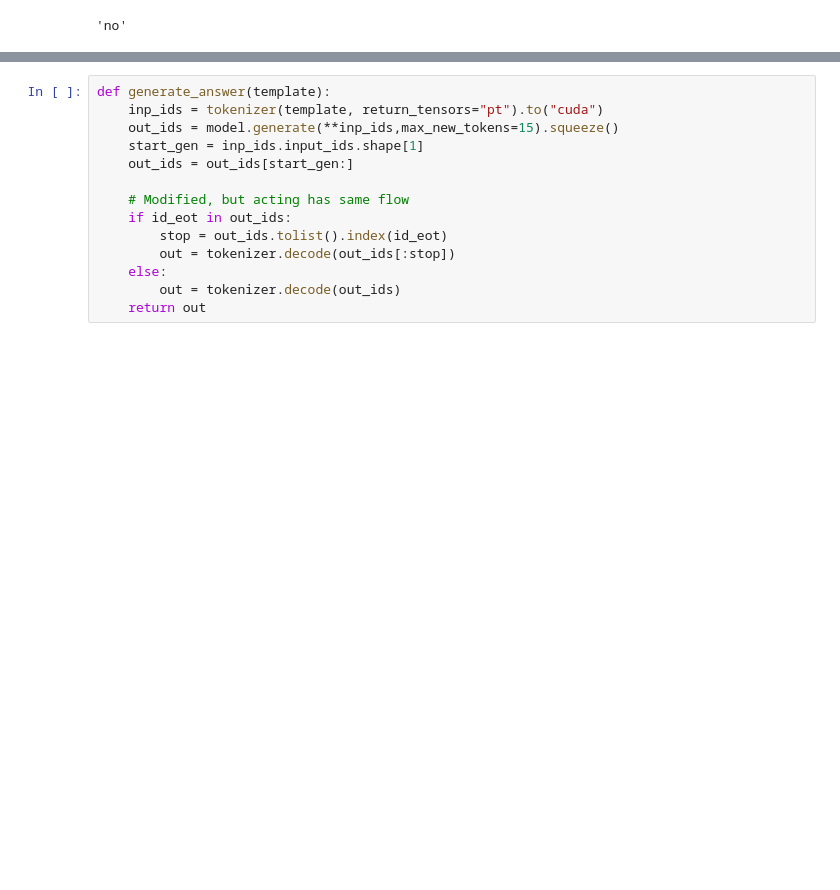
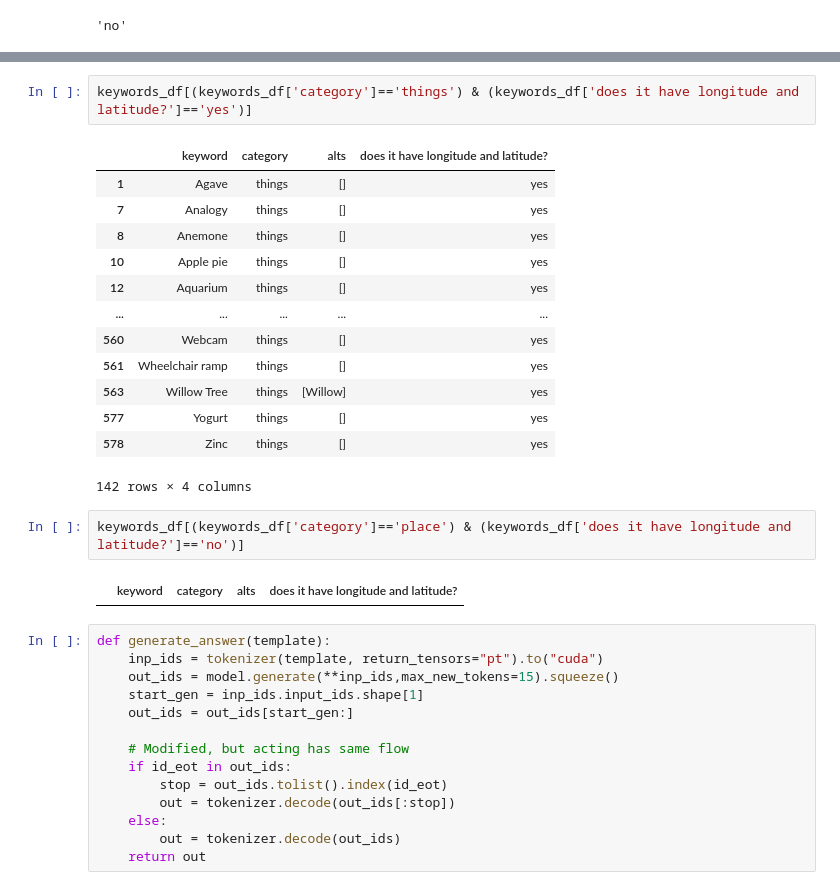
Before and after one commit to JHyuk2/TIL, a Jupyter notebook: Projects/LLM 20 questions - Kaggle/llama3-8b-chat-hf.ipynb, the cells around one changed output, grey strips where cells are left out. Cells and saved outputs as stored; diff of their text form; blank space fills up the shorter version.

```diff
--- a/Projects/LLM 20 questions - Kaggle/llama3-8b-chat-hf.ipynb
+++ b/Projects/LLM 20 questions - Kaggle/llama3-8b-chat-hf.ipynb
@@ -261,3 +335,23 @@ start_gen = inp_ids.input_ids.shape[1]
+# %%
+keywords_df[(keywords_df['category']=='things') & (keywords_df['does it have longitude and latitude?']=='yes')]
+# %% [output]
+|  | keyword | category | alts | does it have longitude and latitude? |
+| 1 | Agave | things | [] | yes |
+| 7 | Analogy | things | [] | yes |
+| 8 | Anemone | things | [] | yes |
+| 10 | Apple pie | things | [] | yes |
+| 12 | Aquarium | things | [] | yes |
+| ... | ... | ... | ... | ... |
+| 560 | Webcam | things | [] | yes |
+| 561 | Wheelchair ramp | things | [] | yes |
+| 563 | Willow Tree | things | [Willow] | yes |
+| 577 | Yogurt | things | [] | yes |
+| 578 | Zinc | things | [] | yes |
+142 rows × 4 columns
+# %%
+keywords_df[(keywords_df['category']=='place') & (keywords_df['does it have longitude and latitude?']=='no')]
+# %% [output]
+|  | keyword | category | alts | does it have longitude and latitude? |
 # %%
 def generate_answer(template):
     inp_ids = tokenizer(template, return_tensors="pt").to("cuda")
```
Also changed, not shown: parts of 20 cells of this notebook.
